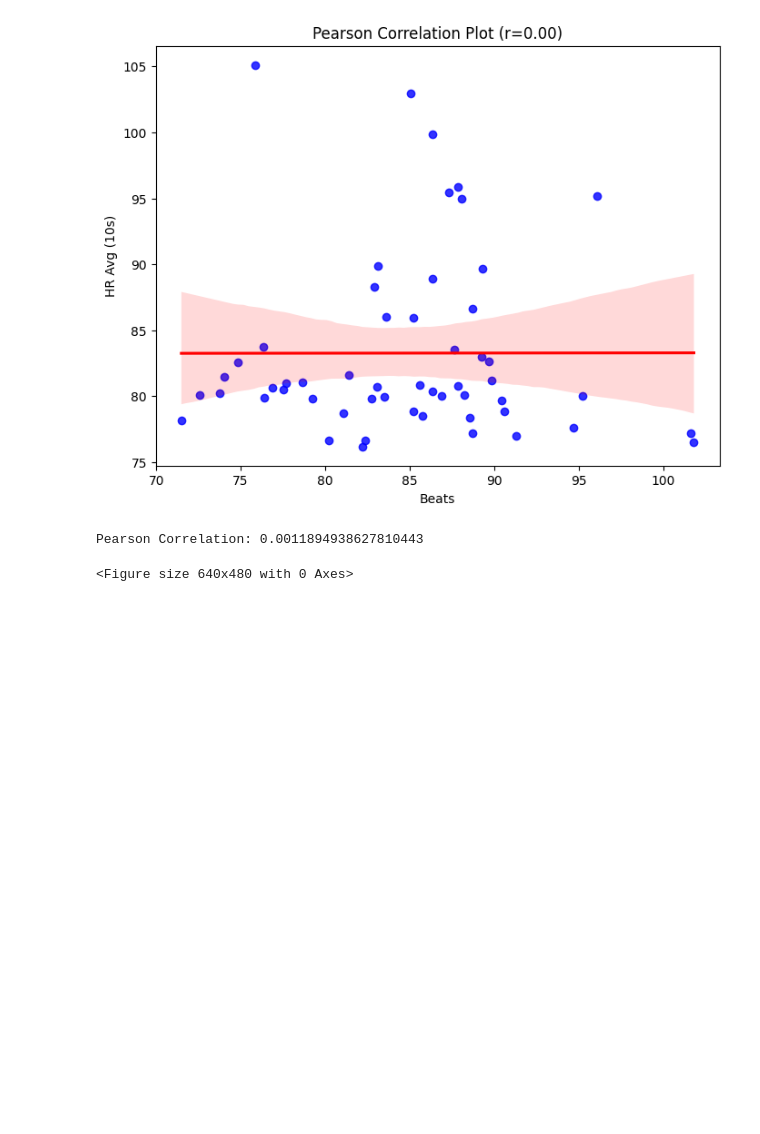
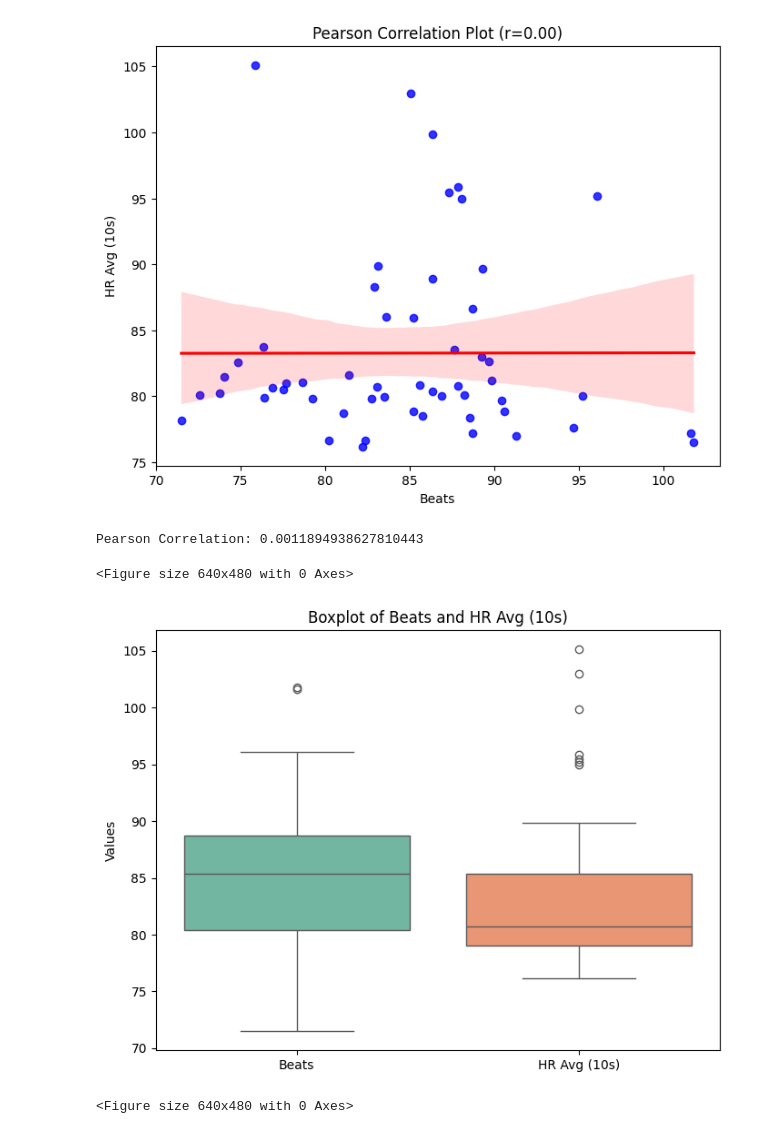
Before and after one commit to RabieAshraf/Heart_rate_detection_from_bed-embedded_Ballistocardiogram_sensors, a Jupyter notebook: code/code.ipynb, the cells around one changed output. Saved outputs shown, nothing was run; the diff lists cells and outputs as text; code cells hidden in the pictures; blank space fills up the shorter version.

Commit message:
add boxplot visualiaztion for bcg and ecg

```diff
--- a/code/code.ipynb
+++ b/code/code.ipynb
@@ -744,3 +742,14 @@ print(f'Pearson Correlation: {pearson_corr}')
 [figure]
 Pearson Correlation: 0.0011894938627810443
 <Figure size 640x480 with 0 Axes>
+# %%
+# 4. **Boxplot**
+plt.figure(figsize=(8, 6))
+sns.boxplot(data=[beats_trimmed, HR], palette="Set2")
+plt.xticks([0, 1], ['Beats', 'HR Avg (10s)'])
+plt.title('Boxplot of Beats and HR Avg (10s)')
+plt.ylabel('Values')
+plt.show()
+# %% [output]
+[figure, added]
+<Figure size 640x480 with 0 Axes>
```
Also changed, not shown: parts of 2 cells of this notebook, 1 other file.
